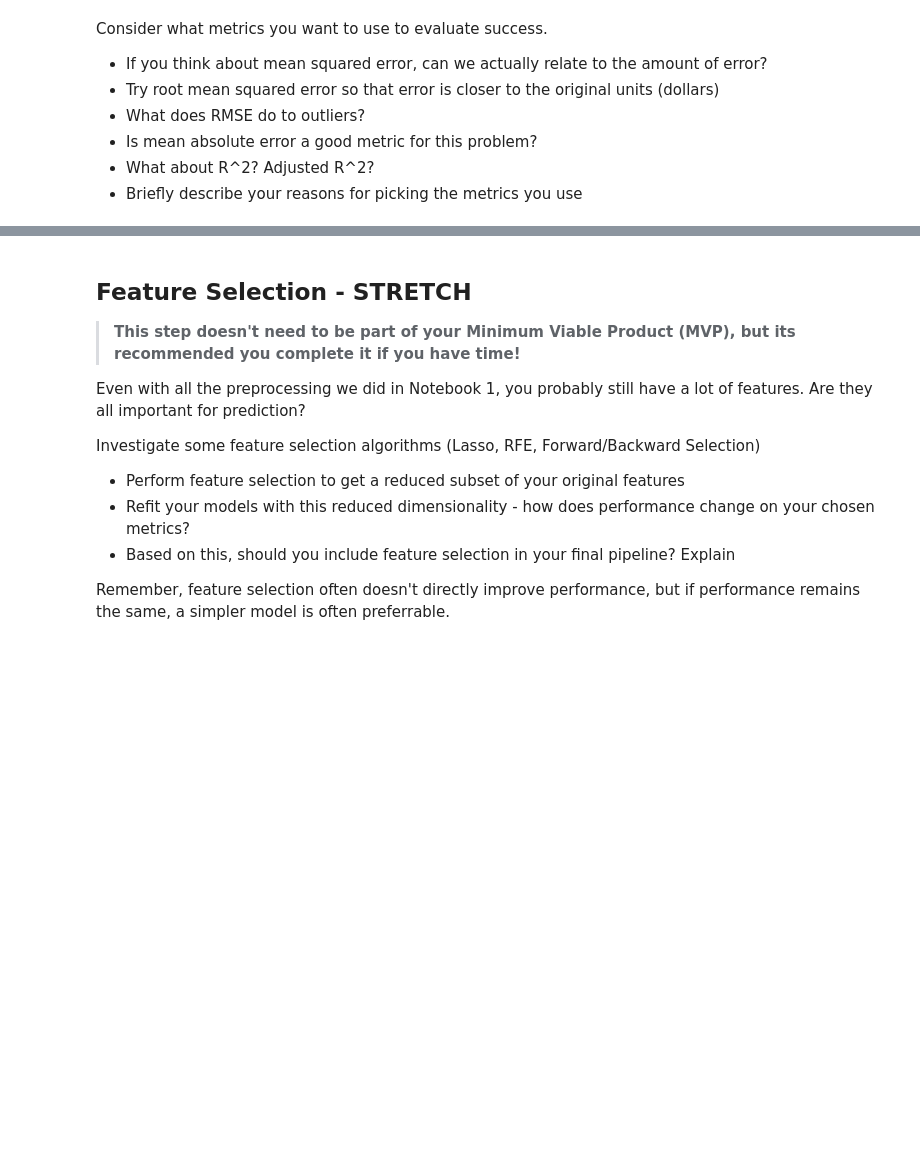
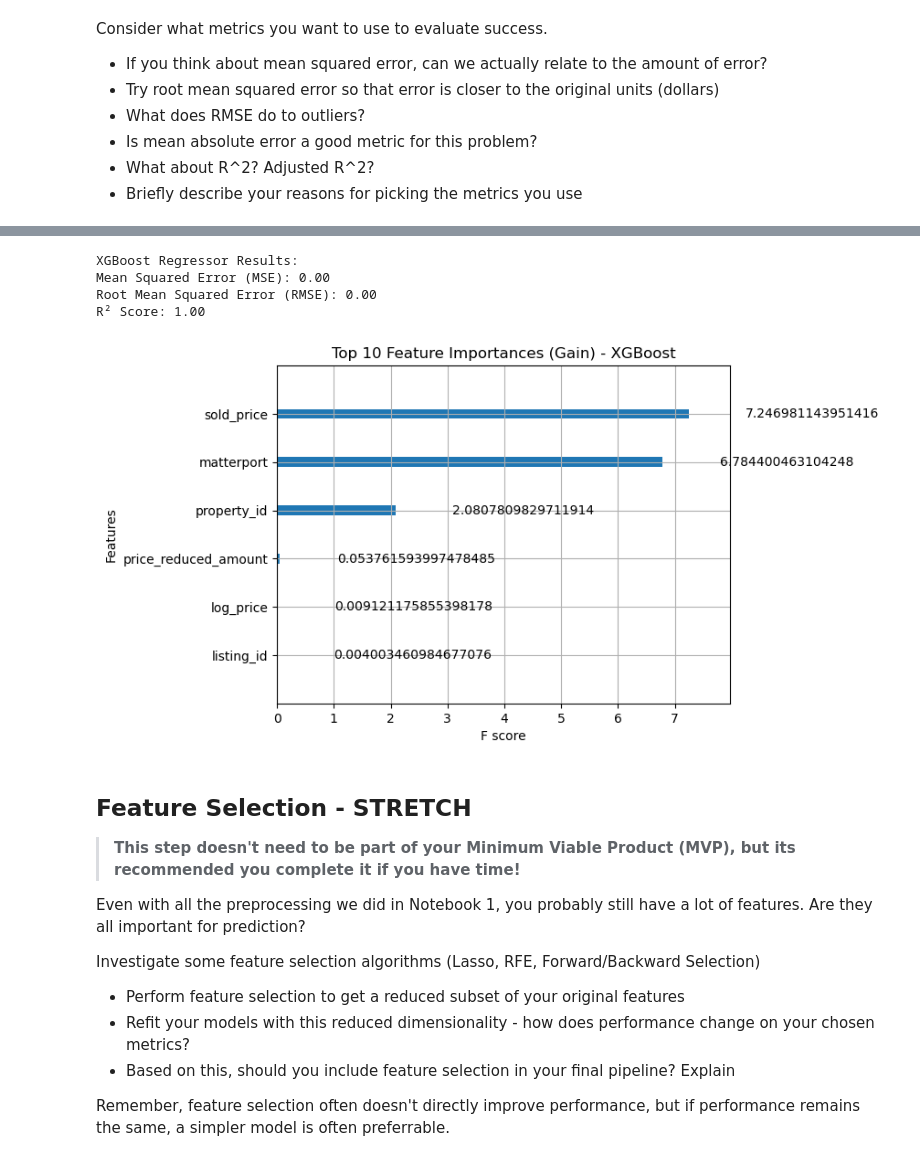
Before and after one commit to alocken/DS-Midterm-Project, a Jupyter notebook: notebooks/2 - model_selection.ipynb, the cells around one changed output, grey strips where cells are left out. Saved outputs shown, nothing was run; the diff lists cells and outputs as text; code cells hidden in the pictures; blank space fills up the shorter version.

```diff
--- a/notebooks/2 - model_selection.ipynb
+++ b/notebooks/2 - model_selection.ipynb
@@ -230,3 +280,36 @@ Consider what metrics you want to use to evaluate success.
+# %%
+import xgboost as xgb
+from sklearn.metrics import mean_squared_error, r2_score
+
+# Initialize the regressor
+xgb_model = xgb.XGBRegressor(random_state=42, verbosity=0)
+
+# Train
+xgb_model.fit(X_train, y_train)
+
+# Predict
+y_pred_xgb = xgb_model.predict(X_test)
+
+# Evaluate
+mse_xgb = mean_squared_error(y_test, y_pred_xgb)
+r2_xgb = r2_score(y_test, y_pred_xgb)
+
+print("XGBoost Regressor Results:")
+print(f"Mean Squared Error (MSE): {mse_xgb:.2f}")
+print(f"Root Mean Squared Error (RMSE): {mse_xgb**0.5:.2f}")
+print(f"R² Score: {r2_xgb:.2f}")
+# %% [output]
+XGBoost Regressor Results:
+Mean Squared Error (MSE): 0.00
+Root Mean Squared Error (RMSE): 0.00
+R² Score: 1.00
+# %%
+import matplotlib.pyplot as plt
+xgb.plot_importance(xgb_model, max_num_features=10, importance_type='gain')
+plt.title('Top 10 Feature Importances (Gain) - XGBoost')
+plt.show()
+# %% [output]
+[figure, added]
 # %% [markdown]
 ## Feature Selection - STRETCH
 
```
Also changed, not shown: parts of 6 cells of this notebook.
